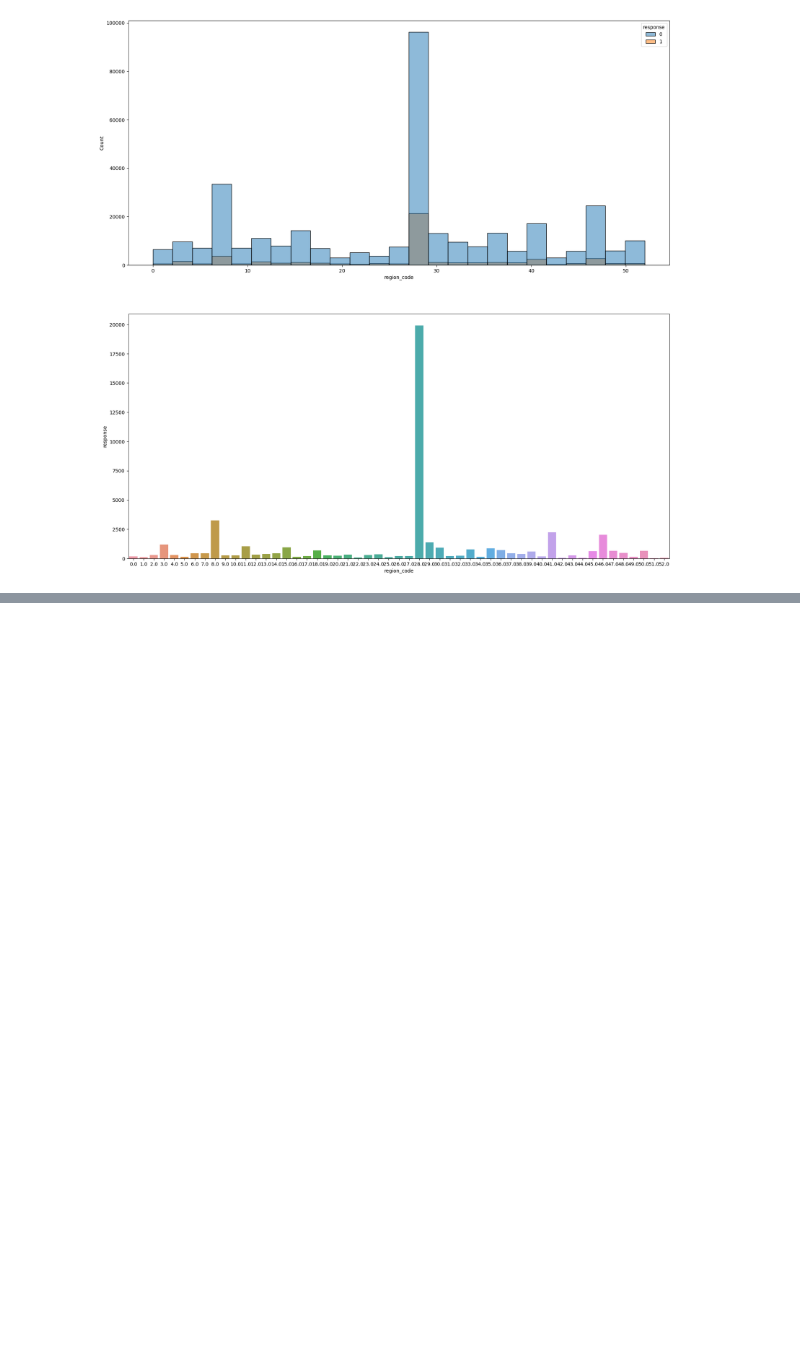
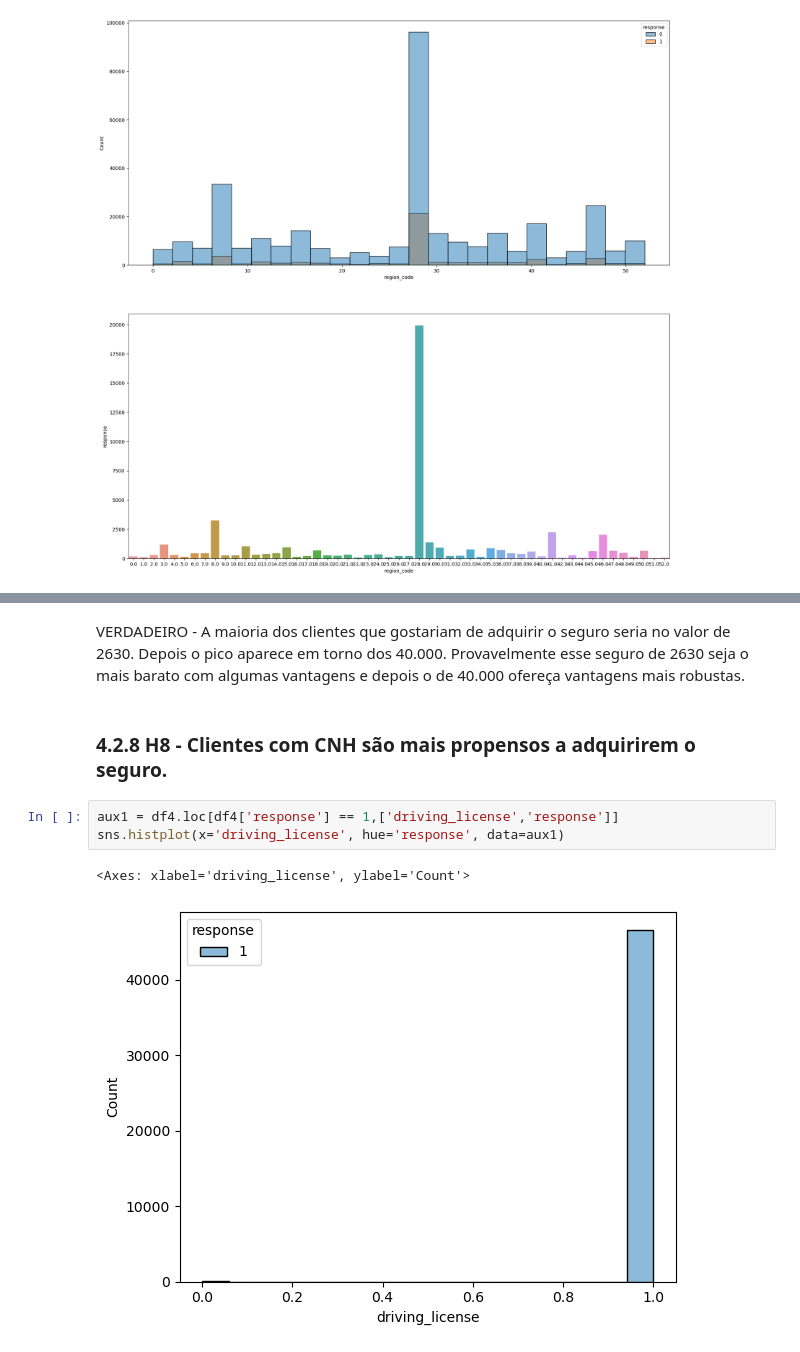
Before and after one commit to EDJR94/pa004_health_insurance, a Jupyter notebook: notebooks/pa004_v1_health_insurance_2.ipynb, the cells around one changed output, grey strips where cells are left out. Cells and saved outputs as stored; diff of their text form; blank space fills up the shorter version.

```diff
--- a/notebooks/pa004_v1_health_insurance_2.ipynb
+++ b/notebooks/pa004_v1_health_insurance_2.ipynb
@@ -292,0 +326,10 @@ sns.barplot(x='region_code', y='response', data=aux)
+# %% [markdown]
+VERDADEIRO - A maioria dos clientes que gostariam de adquirir o seguro seria no valor de 2630. Depois o pico aparece em torno dos 40.000. Provavelmente esse seguro de 2630 seja o mais barato com algumas vantagens e depois o de 40.000 ofereça vantagens mais robustas.
+# %% [markdown]
+### 4.2.8 H8 - Clientes com CNH são mais propensos a adquirirem o seguro.
+# %%
+aux1 = df4.loc[df4['response'] == 1,['driving_license','response']]
+sns.histplot(x='driving_license', hue='response', data=aux1)
+# %% [output]
+<Axes: xlabel='driving_license', ylabel='Count'>
+[figure, added]
```
Also changed, not shown: parts of 33 cells of this notebook, 2 other files.
